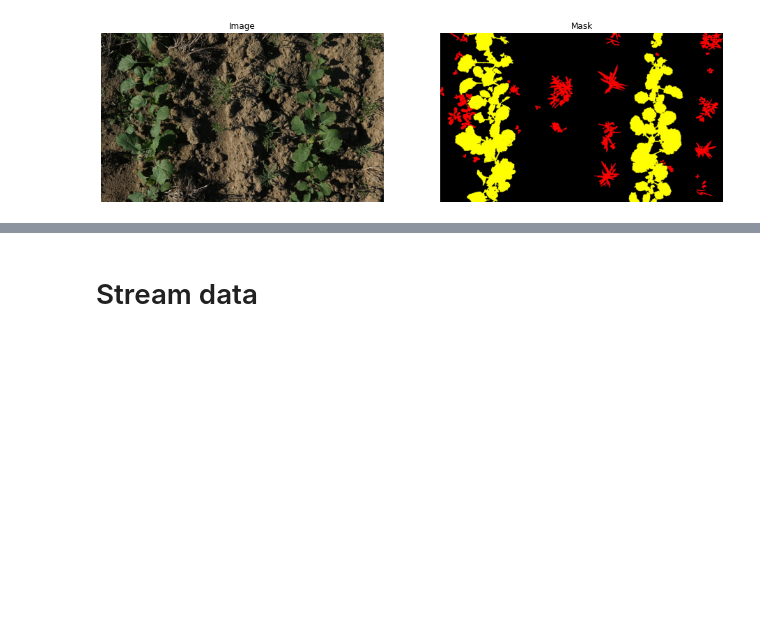
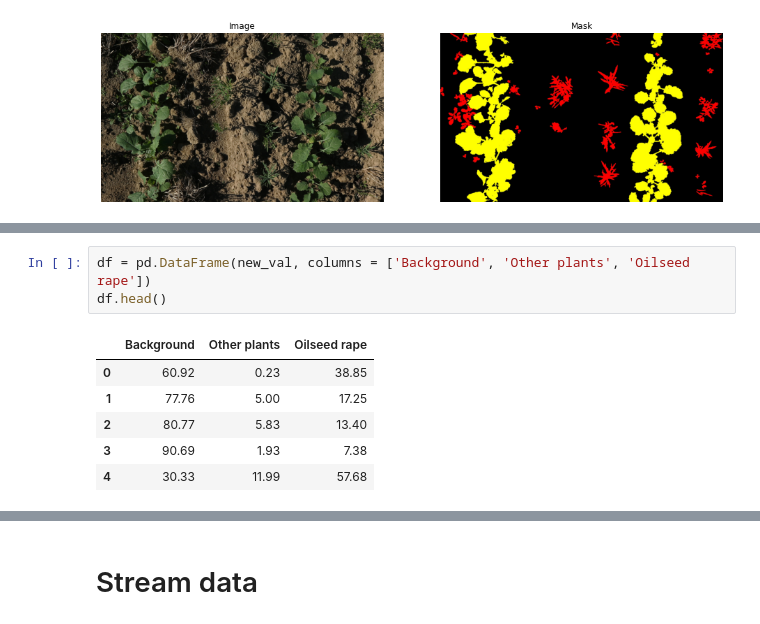
Before and after one commit to nasserdr/computer_vision_with_azure_course, a Jupyter notebook: 2_semantic_segmentation/Exercise2_training_deeplab.ipynb, the cells around one changed output, grey strips where cells are left out. Drawn from its saved outputs; the diff is of its cells as text; blank space fills up the shorter version.

```diff
--- a/2_semantic_segmentation/Exercise2_training_deeplab.ipynb
+++ b/2_semantic_segmentation/Exercise2_training_deeplab.ipynb
@@ -90,0 +110,10 @@ plotImgs(1, 2, [img, mask], ['Image','Mask'])
+# %%
+df = pd.DataFrame(new_val, columns = ['Background', 'Other plants', 'Oilseed rape'])
+df.head()
+# %% [output]
+|  | Background | Other plants | Oilseed rape |
+| 0 | 60.92 | 0.23 | 38.85 |
+| 1 | 77.76 | 5.00 | 17.25 |
+| 2 | 80.77 | 5.83 | 13.40 |
+| 3 | 90.69 | 1.93 | 7.38 |
+| 4 | 30.33 | 11.99 | 57.68 |
```
Also changed, not shown: parts of 18 cells of this notebook, 5 other files.
